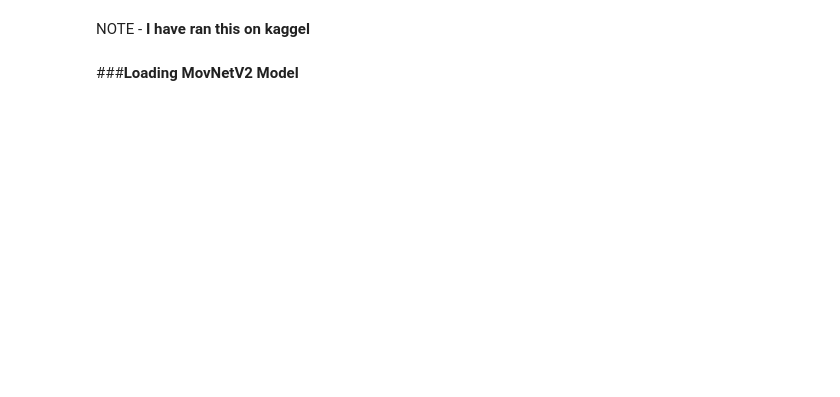
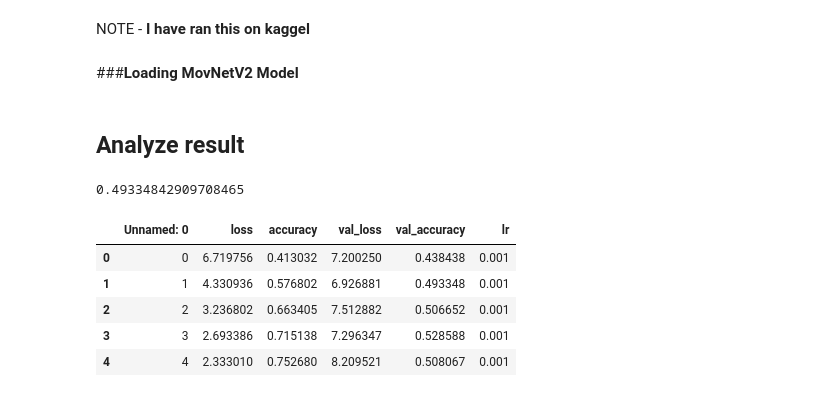
Before and after one commit to iamabd53/Live-Class-Monitoring-System, a Jupyter notebook: Live_Class_Monitoring_System.ipynb, the cells around one changed output. Drawn from its saved outputs; the diff is of its cells as text; code cells hidden in the pictures; blank space fills up the shorter version.

```diff
--- a/Live_Class_Monitoring_System.ipynb
+++ b/Live_Class_Monitoring_System.ipynb
@@ -395,3 +395,21 @@ MovNet_model = load_model('/content/drive/MyDrive/Deep Learning/MovNetV2.h5')
 MovNet_history_df = pd.read_csv('/content/drive/MyDrive/Deep Learning/MovNet_history.csv')
 # %%
 MovNet_prediction = np.load('/content/drive/MyDrive/Deep Learning/predictions2.npy')
+# %% [markdown]
+## Analyze result
+# %%
+# Accuracy Score of MovNet Model
+accuracy=accuracy_score(y_pred=np.argmax(MovNet_prediction, axis=-1),y_true=validation_generator.classes)
+print(accuracy)
+# %% [output]
+0.49334842909708465
+# %%
+# history data frame
+MovNet_history_df.head()
+# %% [output]
+|  | Unnamed: 0 | loss | accuracy | val_loss | val_accuracy | lr |
+| 0 | 0 | 6.719756 | 0.413032 | 7.200250 | 0.438438 | 0.001 |
+| 1 | 1 | 4.330936 | 0.576802 | 6.926881 | 0.493348 | 0.001 |
+| 2 | 2 | 3.236802 | 0.663405 | 7.512882 | 0.506652 | 0.001 |
+| 3 | 3 | 2.693386 | 0.715138 | 7.296347 | 0.528588 | 0.001 |
+| 4 | 4 | 2.333010 | 0.752680 | 8.209521 | 0.508067 | 0.001 |
```
Also changed, not shown: parts of 41 cells of this notebook.
